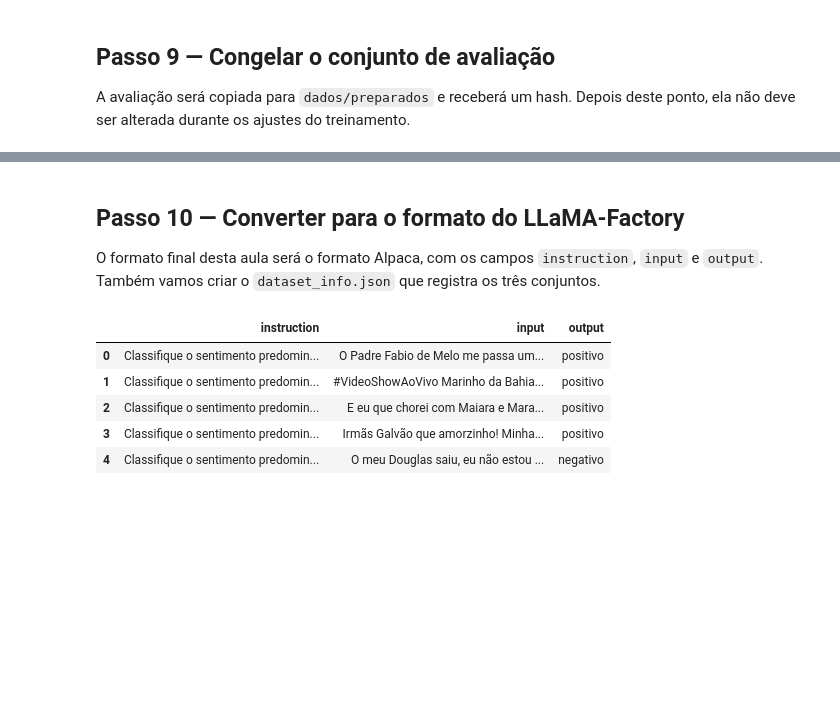
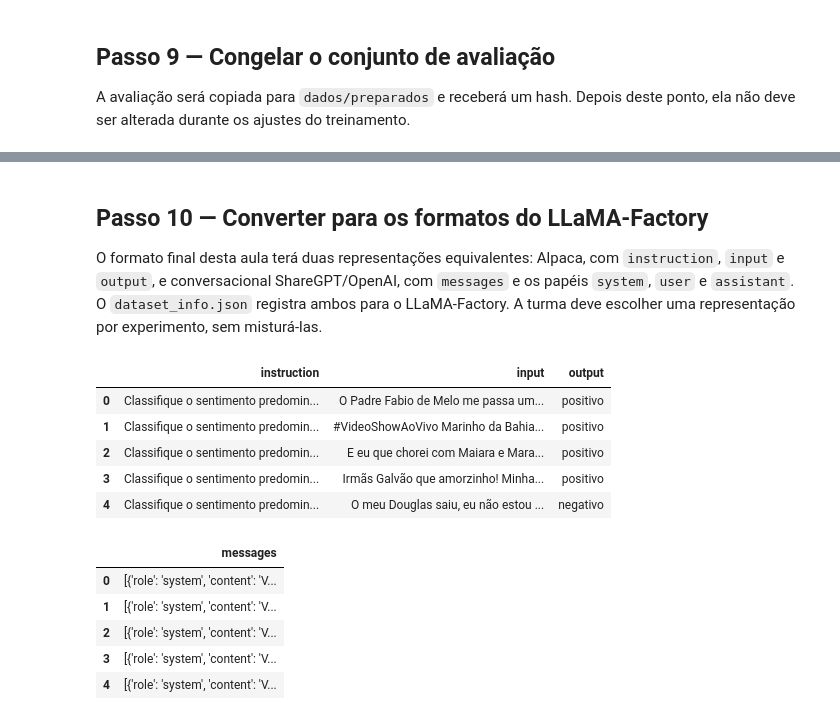
Before and after one commit to michaeldouglas/alura-llama-factory, a Jupyter notebook: EscutIA/dataset/Dataset_EscutIA.ipynb, the cells around one changed output, grey strips where cells are left out. Cells and saved outputs as stored; diff of their text form; code cells hidden in the pictures; blank space fills up the shorter version.

```diff
--- a/EscutIA/dataset/Dataset_EscutIA.ipynb
+++ b/EscutIA/dataset/Dataset_EscutIA.ipynb
@@ -461,43 +461,65 @@ SHA-256: f6ece7e82b70a21f74b8d00fc8cd363ee3f1f110cfbabcbfb442294bb3e943cd
 WindowsPath('c:/Users/mdbaa/development/alura/alura-llama-factory/EscutIA/dataset/dados/relatorios/09_avaliacao_congelada.json')
 # %% [markdown]
-## Passo 10 — Converter para o formato do LLaMA-Factory
+## Passo 10 — Converter para os formatos do LLaMA-Factory
 
-O formato final desta aula será o formato Alpaca, com os campos `instruction`, `input` e `output`. Também vamos criar o `dataset_info.json` que registra os três conjuntos.
+O formato final desta aula terá duas representações equivalentes: Alpaca, com `instruction`, `input` e `output`, e conversacional ShareGPT/OpenAI, com `messages` e os papéis `system`, `user` e `assistant`. O `dataset_info.json` registra ambos para o LLaMA-Factory. A turma deve escolher uma representação por experimento, sem misturá-las.
 # %%
 def converter_para_alpaca(registros):
     return [
         {'instruction': registro['instruction'], 'input': registro['context'], 'output': registro['response']}
         for registro in registros
     ]
 
+def converter_para_conversacional(registros):
+    return [
+        {'messages': [
+            {'role': 'system', 'content': 'Você classifica sentimentos em textos em português.'},
+            {'role': 'user', 'content': registro['instruction'] + '\n\nTexto: ' + registro['context']},
+            {'role': 'assistant', 'content': registro['response']},
+        ]}
+        for registro in registros
+    ]
+
 nomes_finais = {'treino': 'escutia_train.json', 'validacao': 'escutia_validation.json', 'avaliacao': 'escutia_evaluation.json'}
+nomes_conversacionais = {'treino': 'escutia_train_conversacional.json', 'validacao': 'escutia_validation_conversacional.json', 'avaliacao': 'escutia_evaluation_conversacional.json'}
 arquivos_finais = {}
+arquivos_conversacionais = {}
 for nome, registros in conjuntos.items():
     arquivo = PREPARADOS / nomes_finais[nome]
-    if arquivo.exists():
-        raise FileExistsError(f'Arquivo já existe: {arquivo}. Crie uma nova versão da aula para repetir.')
     arquivo.write_text(json.dumps(converter_para_alpaca(registros), ensure_ascii=False, indent=2) + '\n', encoding='utf-8')
     arquivos_finais[nome] = arquivo
+    arquivo_conversacional = PREPARADOS / nomes_conversacionais[nome]
+    arquivo_conversacional.write_text(json.dumps(converter_para_conversacional(registros), ensure_ascii=False, indent=2) + '\n', encoding='utf-8')
+    arquivos_conversacionais[nome] = arquivo_conversacional
 
-dataset_info = {
-    f'escutia_{nome}': {
+dataset_info = {}
+for nome in nomes_finais:
+    dataset_info[f'escutia_{nome}'] = {
         'file_name': nomes_finais[nome],
         'columns': {'prompt': 'instruction', 'query': 'input', 'response': 'output'},
     }
-    for nome in nomes_finais
-}
+    dataset_info[f'escutia_{nome}_conversacional'] = {
+        'file_name': nomes_conversacionais[nome],
+        'formatting': 'sharegpt',
+        'columns': {'messages': 'messages'},
+    }
 info_path = PREPARADOS / 'dataset_info.json'
-if info_path.exists():
-    raise FileExistsError(f'Arquivo já existe: {info_path}. Crie uma nova versão da aula para repetir.')
 info_path.write_text(json.dumps(dataset_info, ensure_ascii=False, indent=2) + '\n', encoding='utf-8')
 display(pd.DataFrame(converter_para_alpaca(treino)).head())
+display(pd.DataFrame(converter_para_conversacional(treino)).head())
 # %% [output]
 |  | instruction | input | output |
 | 0 | Classifique o sentimento predomin... | O Padre Fabio de Melo me passa um... | positivo |
 | 1 | Classifique o sentimento predomin... | #VideoShowAoVivo Marinho da Bahia... | positivo |
 | 2 | Classifique o sentimento predomin... | E eu que chorei com Maiara e Mara... | positivo |
 | 3 | Classifique o sentimento predomin... | Irmãs Galvão que amorzinho! Minha... | positivo |
 | 4 | Classifique o sentimento predomin... | O meu Douglas saiu, eu não estou ... | negativo |
+|  | messages |
+| 0 | [{'role': 'system', 'content': 'V... |
+| 1 | [{'role': 'system', 'content': 'V... |
+| 2 | [{'role': 'system', 'content': 'V... |
+| 3 | [{'role': 'system', 'content': 'V... |
+| 4 | [{'role': 'system', 'content': 'V... |
 # %% [markdown]
 ## Passo 11 — Validar o dataset final
 
```
Also changed, not shown: parts of 15 cells of this notebook, 16 other files.
